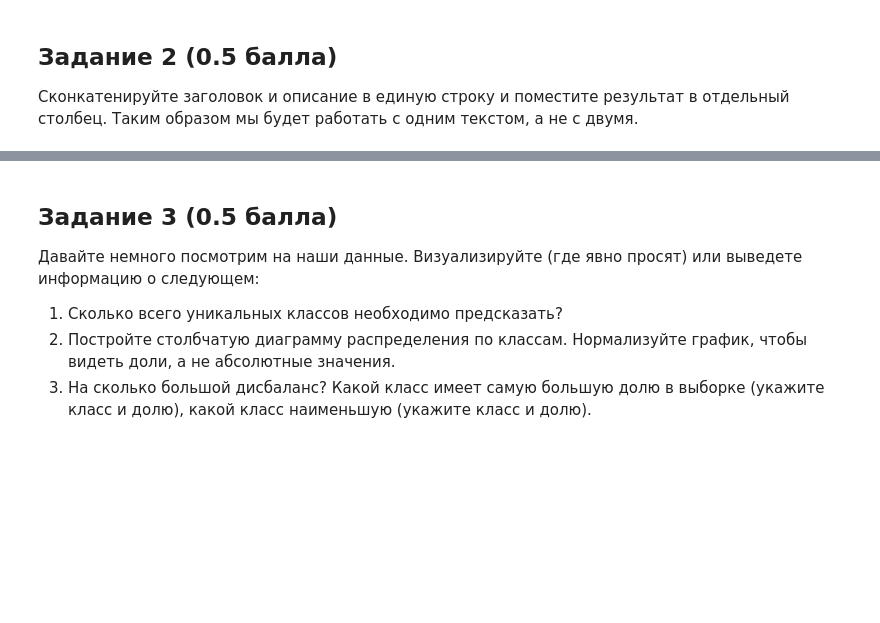
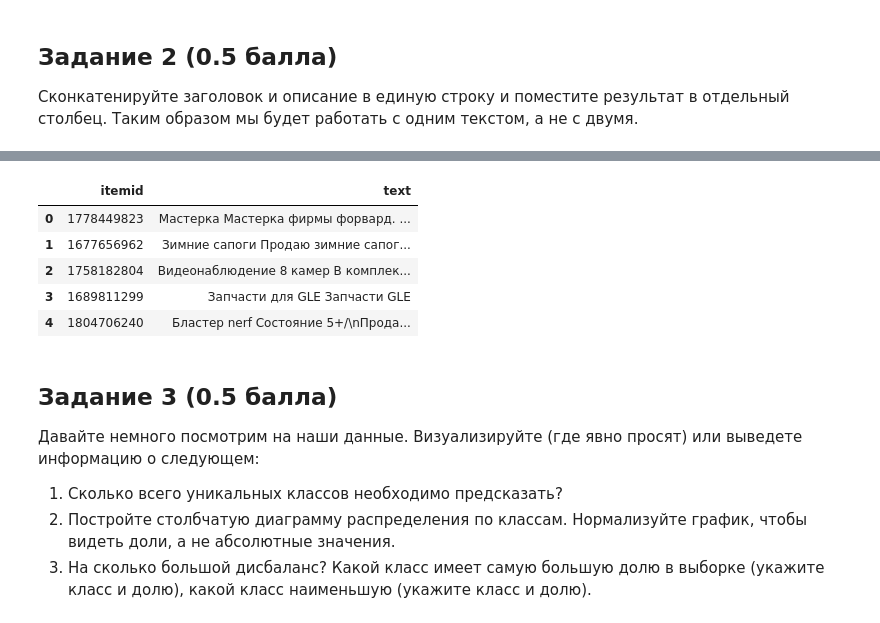
Before and after one commit to alyonabelenko/Courses, a Jupyter notebook: IAD2/06_text/hw06.ipynb, the cells around one changed output, grey strips where cells are left out. Saved outputs shown, nothing was run; the diff lists cells and outputs as text; code cells hidden in the pictures; blank space fills up the shorter version.

```diff
--- a/IAD2/06_text/hw06.ipynb
+++ b/IAD2/06_text/hw06.ipynb
@@ -58,0 +149,2 @@ train.head()
+# %%
+test.fillna("", inplace=True)
@@ -62,3 +172,14 @@ train.head()
+# %%
+test['text'] = test['title'] + " " + test['description']
+test.drop(['title', 'description'], axis='columns', inplace=True)
+test.head()
+# %% [output]
+|  | itemid | text |
+| 0 | 1778449823 | Мастерка Мастерка фирмы форвард. ... |
+| 1 | 1677656962 | Зимние сапоги Продаю зимние сапог... |
+| 2 | 1758182804 | Видеонаблюдение 8 камер В комплек... |
+| 3 | 1689811299 | Запчасти для GLE Запчасти GLE |
+| 4 | 1804706240 | Бластер nerf Состояние 5+/\nПрода... |
 # %% [markdown]
 ## Задание 3 (0.5 балла)
 Давайте немного посмотрим на наши данные. Визуализируйте (где явно просят) или выведете информацию о следующем:
```
Also changed, not shown: parts of 31 cells of this notebook.
